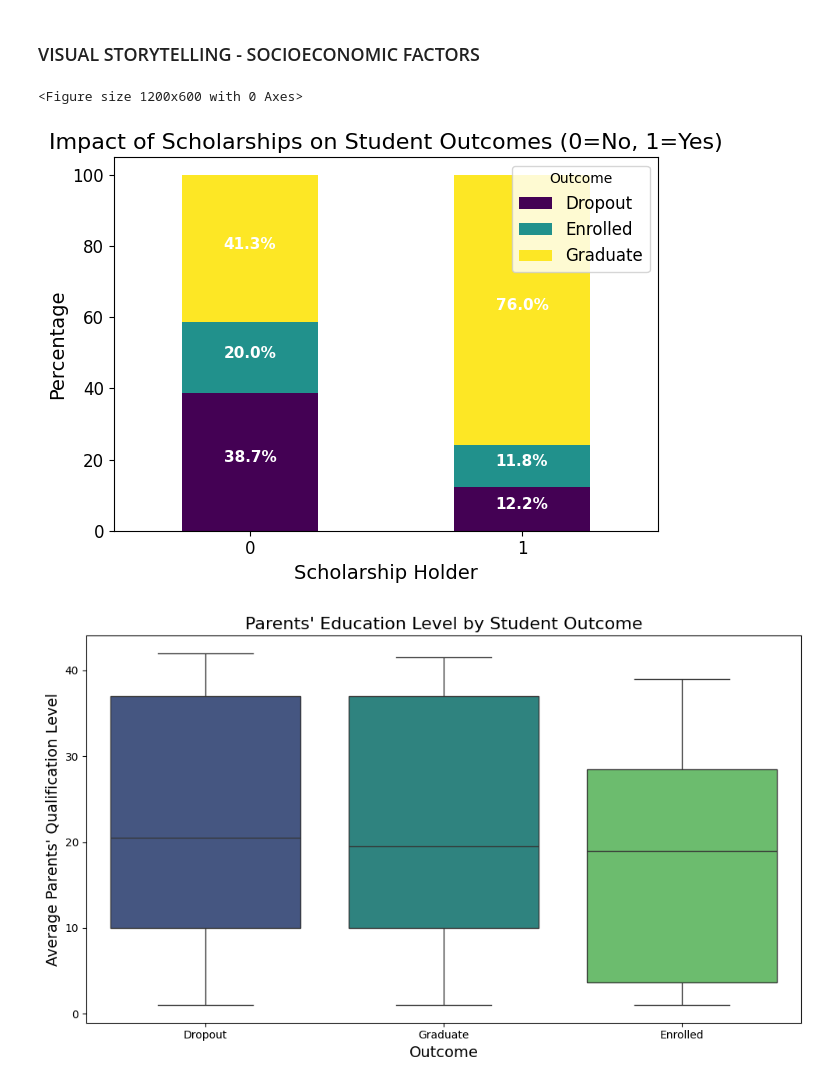
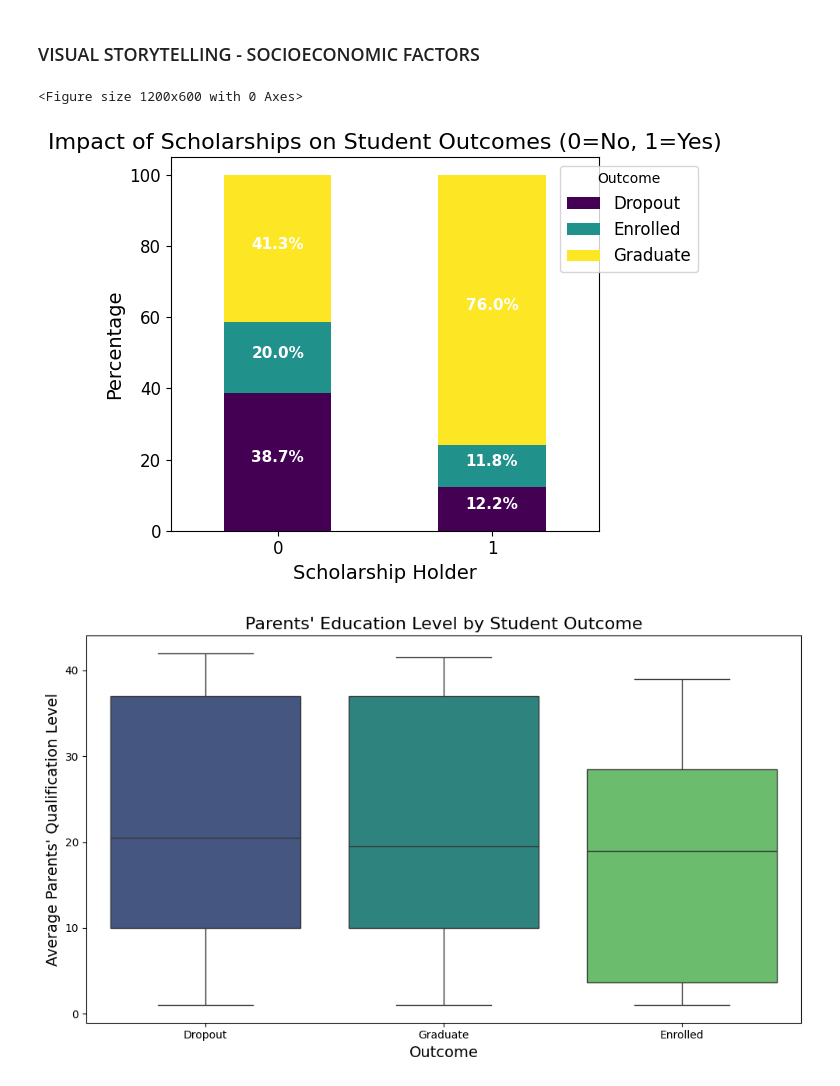
Before and after one commit to AbdullahIbneAziz/Student-Dropout-Success-Prediction, a Jupyter notebook: Project.ipynb, the cells around one changed output. Cells and saved outputs as stored; diff of their text form; code cells hidden in the pictures.

```diff
--- a/Project.ipynb
+++ b/Project.ipynb
@@ -201,3 +201,12 @@ for p in ax.patches:
                 textcoords='offset points')
 # %% [output]
 [figure]
+# %%
+# Add count labels on bars
+for p in ax.patches:
+    ax.annotate(f'{int(p.get_height())}',
+                (p.get_x() + p.get_width() / 2., p.get_height()),
+                ha = 'center', va = 'bottom', fontsize=12)
+
+plt.tight_layout()
+plt.show()
@@ -313,30 +324,32 @@ plt.show()
 # %%
 # Visualize scholarship impact
 plt.figure(figsize=(12, 6))
 scholarship_outcome = pd.crosstab(df_clean['Scholarship holder'], df_clean['target'])
 scholarship_outcome_pct = scholarship_outcome.div(scholarship_outcome.sum(axis=1), axis=0) * 100
 
 # Plot percentage stacked bar chart for scholarship
 ax = scholarship_outcome_pct.plot(kind='bar', stacked=True, colormap='viridis')
 plt.title('Impact of Scholarships on Student Outcomes (0=No, 1=Yes)', fontsize=16)
 plt.xlabel('Scholarship Holder', fontsize=14)
 plt.ylabel('Percentage', fontsize=14)
-plt.legend(title='Outcome', fontsize=12)
 plt.xticks(rotation=0, fontsize=12)
 plt.yticks(fontsize=12)
 
 # Add percentage annotations
 for n, x in enumerate([*scholarship_outcome_pct.index]):
     for (proportion, y_loc) in zip(scholarship_outcome_pct.loc[x], scholarship_outcome_pct.loc[x].cumsum()):
         if proportion > 5:  # Only annotate if percentage is greater than 5%
             ax.text(x=n, y=(y_loc - proportion/2), s=f'{proportion:.1f}%',
                     color='white', fontweight='bold', ha='center', fontsize=11)
 
+# Move legend to the right side corner
+plt.legend(title='Outcome', fontsize=12, loc='upper right', bbox_to_anchor=(1.25, 1))
+
 plt.tight_layout()
 plt.show()
 # %% [output]
 <Figure size 1200x600 with 0 Axes>
-[figure, old version]
+[figure, new version]
 # %%
 # Visualize parents' education level
 plt.figure(figsize=(10, 6))
```
Also changed, not shown: parts of 17 cells of this notebook.
